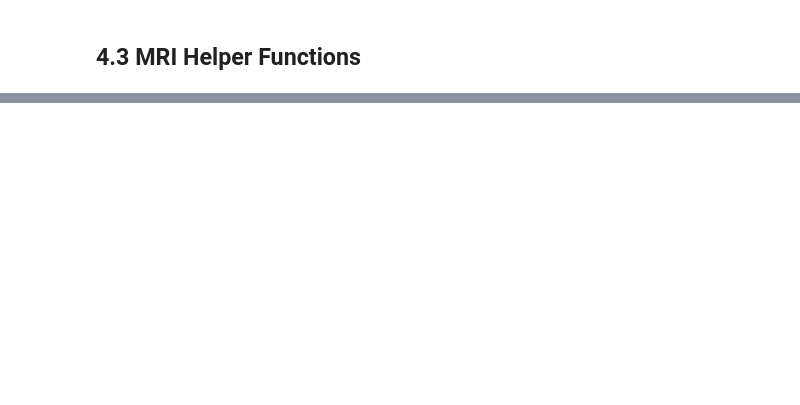
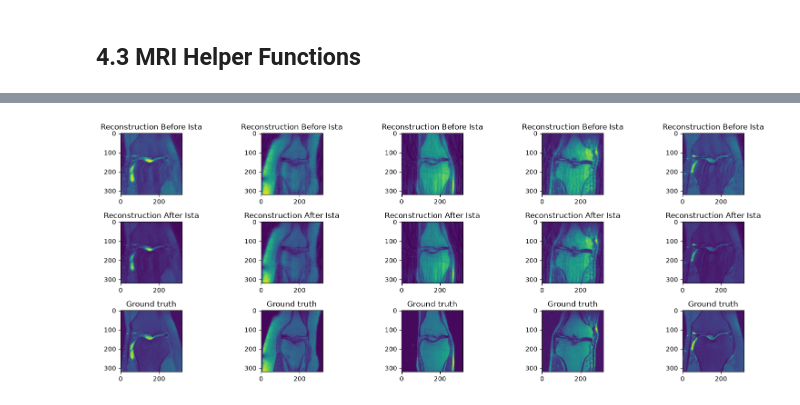
Before and after one commit to Christian-Stefan/ISTA-and-LISTA-, a Jupyter notebook: assignment4_4.1.ipynb, the cells around one changed output, grey strips where cells are left out. Drawn from its saved outputs; the diff is of its cells as text; code cells hidden in the pictures; blank space fills up the shorter version.

```diff
--- a/assignment4_4.1.ipynb
+++ b/assignment4_4.1.ipynb
@@ -436,0 +477,12 @@ PLT.show()
+# %%
+for idx, (kspace, M, gt) in enumerate(tqdm.tqdm(test_MRI)):
+    batch_of_k_space_measurements = kspace
+    _, batch_of_measurement_mask = get_partial_k_space(batch_of_k_space_measurements)
+    x_rec, x_rec_before = ista_mri(
+    miu=1.0,          # Perfect projection onto known k-space
+    shrink=3,     # Lowered to preserve soft tissue/cartilage details
+    iter=30,          # Increased to clear out residual ghosting lines
+    k_space_measurements=batch_of_k_space_measurements,
+    k_space_measurement_masks=M
+)
+    break
@@ -436,0 +508,15 @@ PLT.show()
+# %%
+fig, axis = PLT.subplots(3,5, figsize=(16,6))
+for rows in range(5):
+    # --- Before ISTA --- #
+    axis[0,rows].imshow(x_rec_before.real[rows])
+    axis[0, rows].set_title("Reconstruction Before Ista")
+    # --- After ISTA --- #
+    axis[1,rows].imshow(x_rec.real[rows])
+    axis[1, rows].set_title("Reconstruction After Ista")
+    # --- Ground Truth --- #
+    axis[2,rows].imshow(gt[rows])
+    axis[2,rows].set_title('Ground truth')
+PLT.tight_layout()
+# %% [output]
+[figure, added]
```
Also changed, not shown: parts of 7 cells of this notebook.
